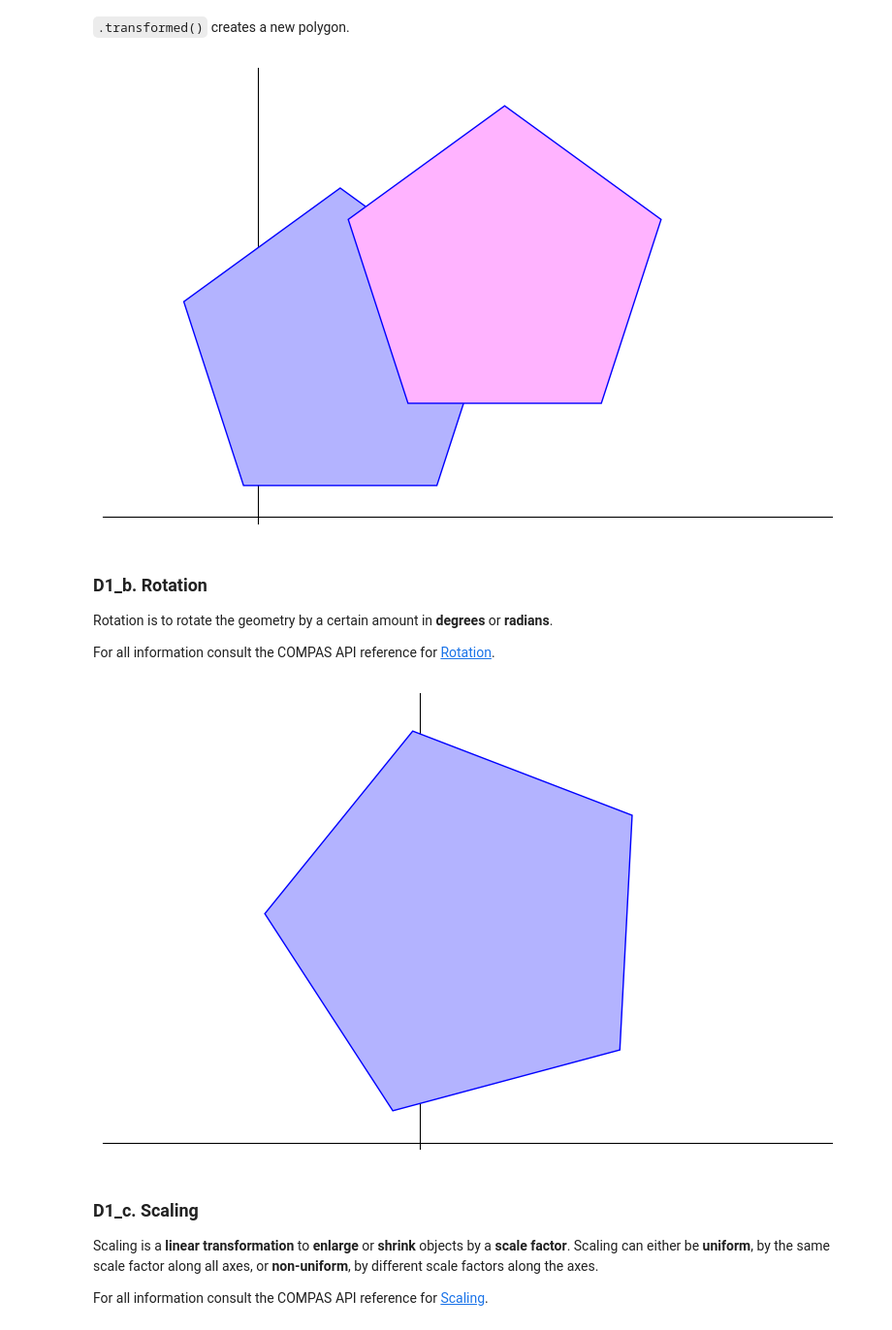
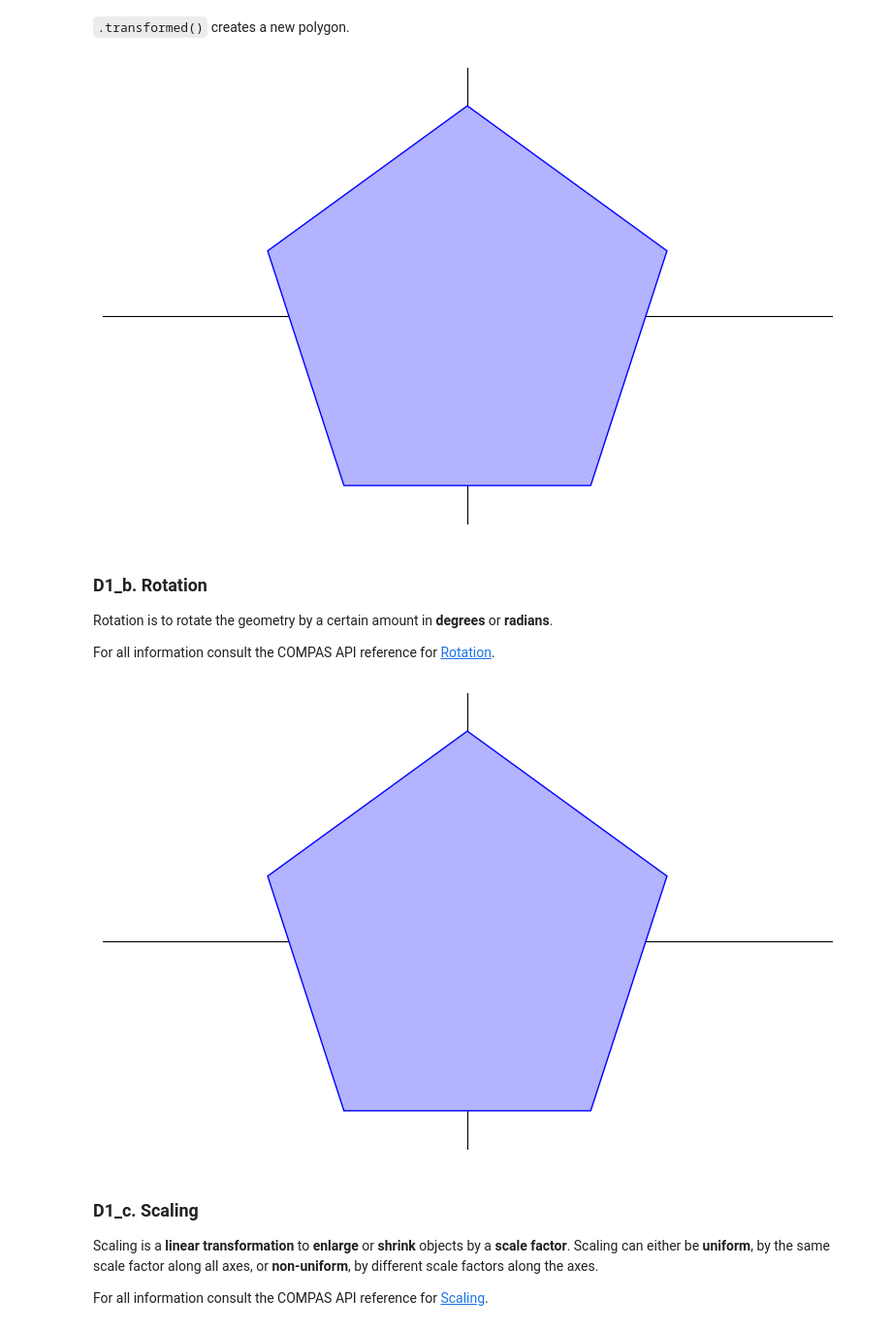
Before and after one commit to BRG-teaching/CSD2_2022, a Jupyter notebook: 2_Geometry/Tutorial4/week_4_slides.ipynb, the cells around one changed output. Shown: that part at 97% size. Saved outputs shown, nothing was run; the diff lists cells and outputs as text; code cells hidden in the pictures.

```diff
--- a/2_Geometry/Tutorial4/week_4_slides.ipynb
+++ b/2_Geometry/Tutorial4/week_4_slides.ipynb
@@ -562,25 +560,19 @@ plotter.show()
 # %%
 from compas.geometry import Polygon, Translation
 from compas_plotters import Plotter
 
 # Construct a regular polygon from a number of sides and a radius.
 my_polygon = Polygon.from_sides_and_radius_xy(5, 2.0)
-my_polygon.transform(T)
 
-my_polygon = Polygon.from_sides_and_radius_xy(5, 2.0)
-T1 = Translation.from_vector([1, 2, 0])
-T2 = Translation.from_vector([2, 1, 0])
-my_polygon.transform(T1)
-my_polygon2 = my_polygon.transformed(T2)
+# compare transform with transformed
 
 plotter = Plotter(show_axes=True)
 plotter.add(my_polygon, edgecolor=(0, 0, 1), facecolor=(0.7, 0.7, 1.0))
-plotter.add(my_polygon2, edgecolor=(0, 0, 1), facecolor=(1.0, 0.7, 1.0))
 
 plotter.zoom_extents()
 plotter.show()
 # %% [output]
-[figure, old version]
+[figure, new version]
 # %% [markdown]
 ### D1_b. Rotation
 Rotation is to rotate the geometry by a certain amount in **degrees** or **radians**.
@@ -593,17 +585,16 @@ from compas_plotters import Plotter
 
 # Construct a regular polygon from a number of sides and a radius.
 my_polygon = Polygon.from_sides_and_radius_xy(5, 2.0)
-my_polygon.transform(T)
 
-R = Rotation.from_axis_and_angle([0, 0, 1], m.radians(15))
-my_polygon.transform(R)
+# Rotate the polygon
+
 
 plotter = Plotter(show_axes=True)
 plotter.add(my_polygon, edgecolor=(0, 0, 1), facecolor=(0.7, 0.7, 1.0))
 plotter.zoom_extents()
 plotter.show()
 # %% [output]
-[figure, old version]
+[figure, new version]
 # %% [markdown]
 ### D1_c. Scaling
 Scaling is a **linear transformation** to **enlarge** or **shrink** objects by a **scale factor**. Scaling can either be **uniform**, by the same scale factor along all axes, or **non-uniform**, by different scale factors along the axes.
```
Also changed, not shown: parts of 8 cells of this notebook.
